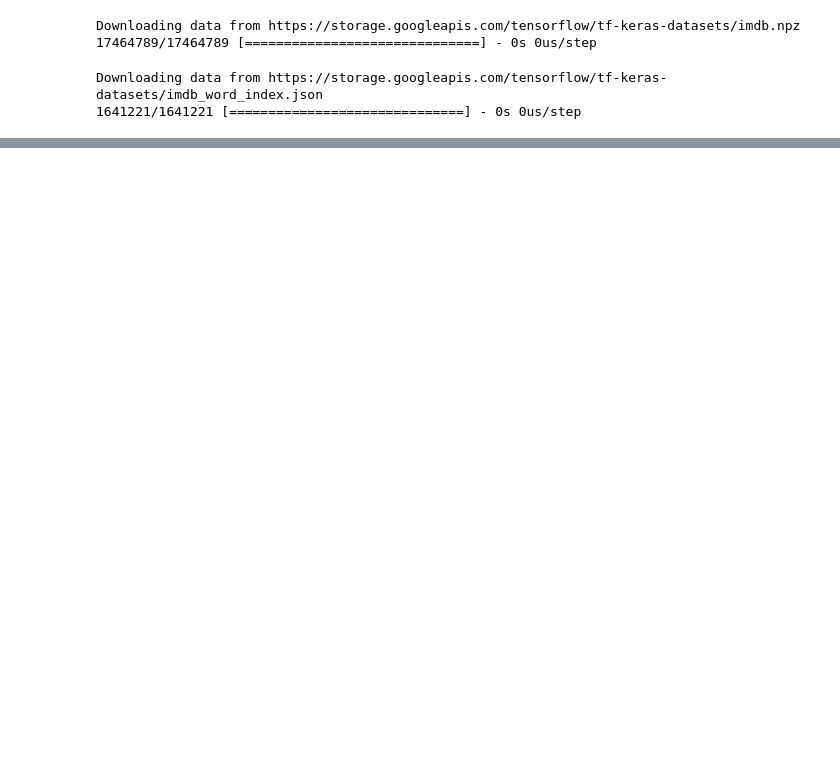
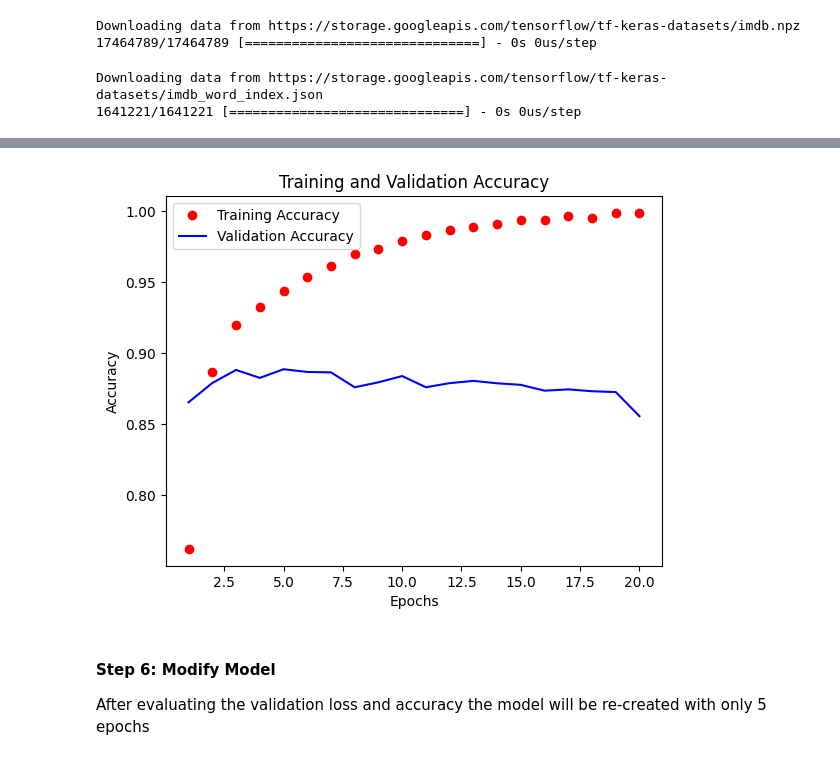
Before and after one commit to matthold86/DeepLearningWPython, a Jupyter notebook: classify_movie_reviews.ipynb, the cells around one changed output, grey strips where cells are left out. Saved outputs shown, nothing was run; the diff lists cells and outputs as text; code cells hidden in the pictures; blank space fills up the shorter version.

```diff
--- a/classify_movie_reviews.ipynb
+++ b/classify_movie_reviews.ipynb
@@ -63,0 +141,21 @@ TypeError: ignored
+# %%
+history_dict = history.history
+accuracy = history_dict['accuracy']
+val_accuracy = history_dict['val_accuracy']
+
+epochs = range(1, len(accuracy) + 1)
+
+plt.plot(epochs, accuracy, 'ro', label = 'Training Accuracy')
+plt.plot(epochs, val_accuracy, 'b', label = 'Validation Accuracy')
+plt.title('Training and Validation Accuracy')
+plt.xlabel('Epochs')
+plt.ylabel('Accuracy')
+plt.legend()
+
+plt.show()
+# %% [output]
+[figure, added]
+# %% [markdown]
+#### **Step 6: Modify Model**
+
+After evaluating the validation loss and accuracy the model will be re-created with only 5 epochs
```
Also changed, not shown: parts of 21 cells of this notebook.
